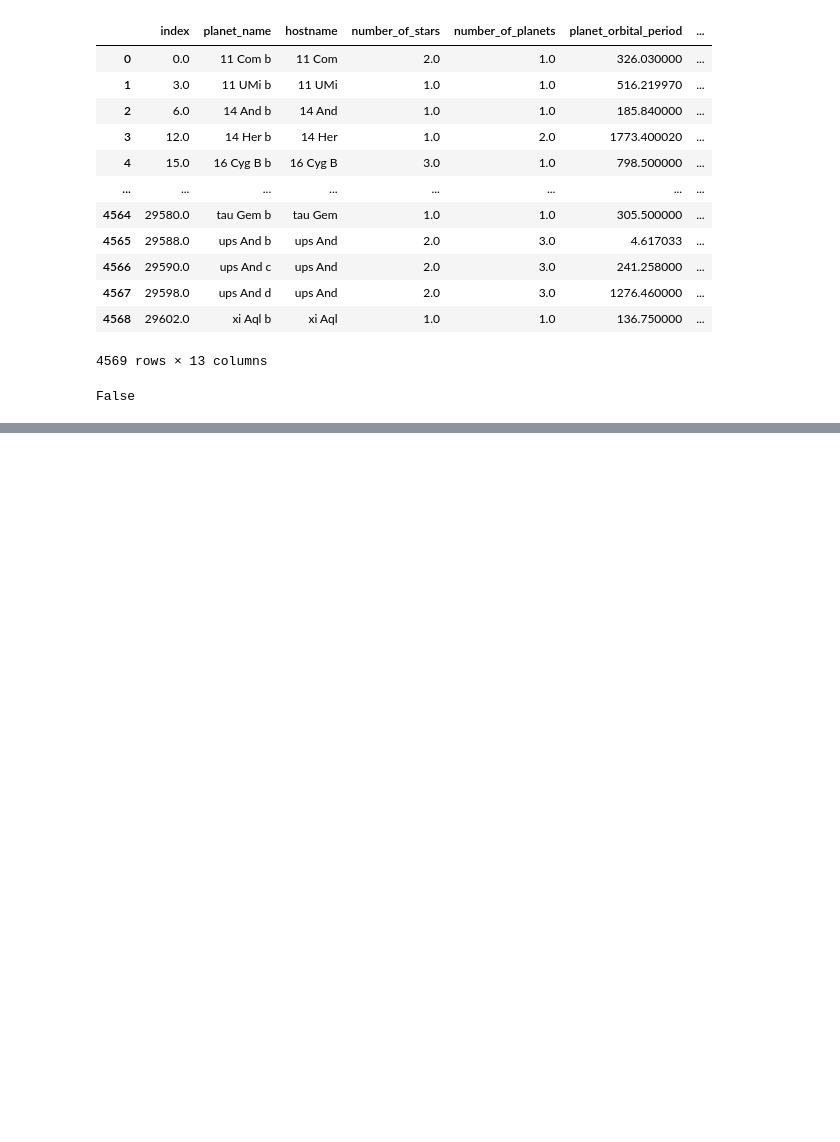
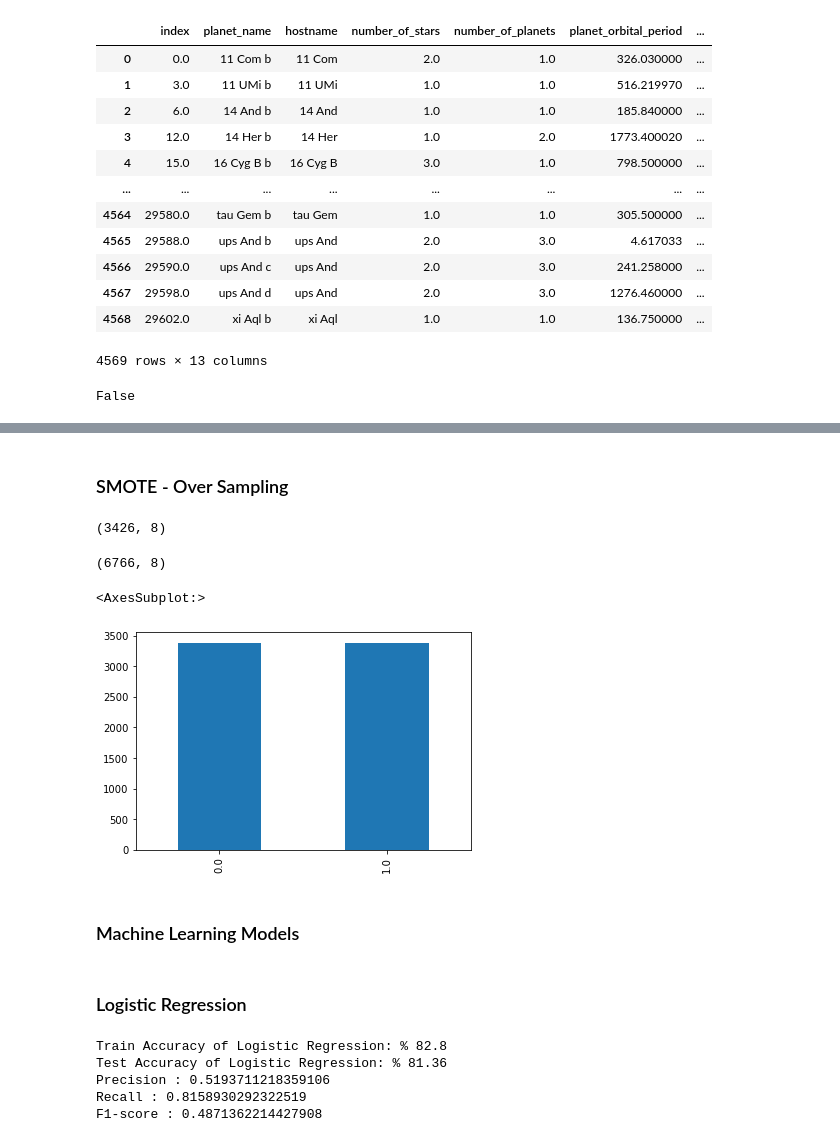
Before and after one commit to prkhrv/Understanding-Exoplanets-with-Data-Science, a Jupyter notebook: Understanding Exoplanets with Data Science.ipynb, the cells around one changed output, grey strips where cells are left out. Cells and saved outputs as stored; diff of their text form; code cells hidden in the pictures; blank space fills up the shorter version.

```diff
--- a/Understanding Exoplanets with Data Science.ipynb
+++ b/Understanding Exoplanets with Data Science.ipynb
@@ -203,0 +321,8 @@ False
+# %%
+planets_df = df.copy()
+# %%
+cols_to_drop = ['index','planet_name','hostname','system_distance']
+planets_df = planets_df.drop(cols_to_drop, axis=1)
+
+
+planets_df
@@ -203,0 +343,25 @@ False
+# %% [markdown]
+### SMOTE - Over Sampling
+# %%
+# Basic validation: splitting the data 60 - 20 - 20 train/val/test
+X_train, X_test, y_train, y_test = train_test_split(planets_df.iloc[:, :-1], planets_df.loc[:, 'habitable'], test_size=0.25,random_state=76)
+X_train.shape # shape of my train set
+# %% [output]
+(3426, 8)
+# %%
+# Resampling imbalanced data
+from imblearn.over_sampling import SMOTE
+
+X_smoted, y_smoted = SMOTE(sampling_strategy='minority', random_state=76).fit_resample(X_train, y_train)
+# %%
+X_smoted.shape
+# %% [output]
+(6766, 8)
+# %%
+# observe that data has been balanced
+pd.Series(y_smoted).value_counts().plot.bar()
+# %% [output]
+<AxesSubplot:>
+[figure, added]
+# %% [markdown]
+### Machine Learning Models
@@ -203,0 +373,23 @@ False
+# %% [markdown]
+### Logistic Regression
+# %%
+lr = LogisticRegression()
+lr.fit(X_smoted, y_smoted)
+y_pred_l = lr.predict(X_test)
+
+lr_acc = round(lr.score(X_smoted, y_smoted) * 100, 2)
+lr_acc_test = round(accuracy_score(y_test, y_pred_l) * 100, 2)
+print(f'Train Accuracy of Logistic Regression: % {lr_acc}')
+print(f'Test Accuracy of Logistic Regression: % {lr_acc_test}')
+
+# Get precision, recall, and f1
+precision, recall, f1, support = score(y_test, y_pred_l, average = 'macro')
+print(f'Precision : {precision}')
+print(f'Recall : {recall}')
+print(f'F1-score : {f1}')
+# %% [output]
+Train Accuracy of Logistic Regression: % 82.8
+Test Accuracy of Logistic Regression: % 81.36
+Precision : 0.5193711218359106
+Recall : 0.8158930292322519
+F1-score : 0.4871362214427908
```
Also changed, not shown: parts of 47 cells of this notebook, 2 other files.
